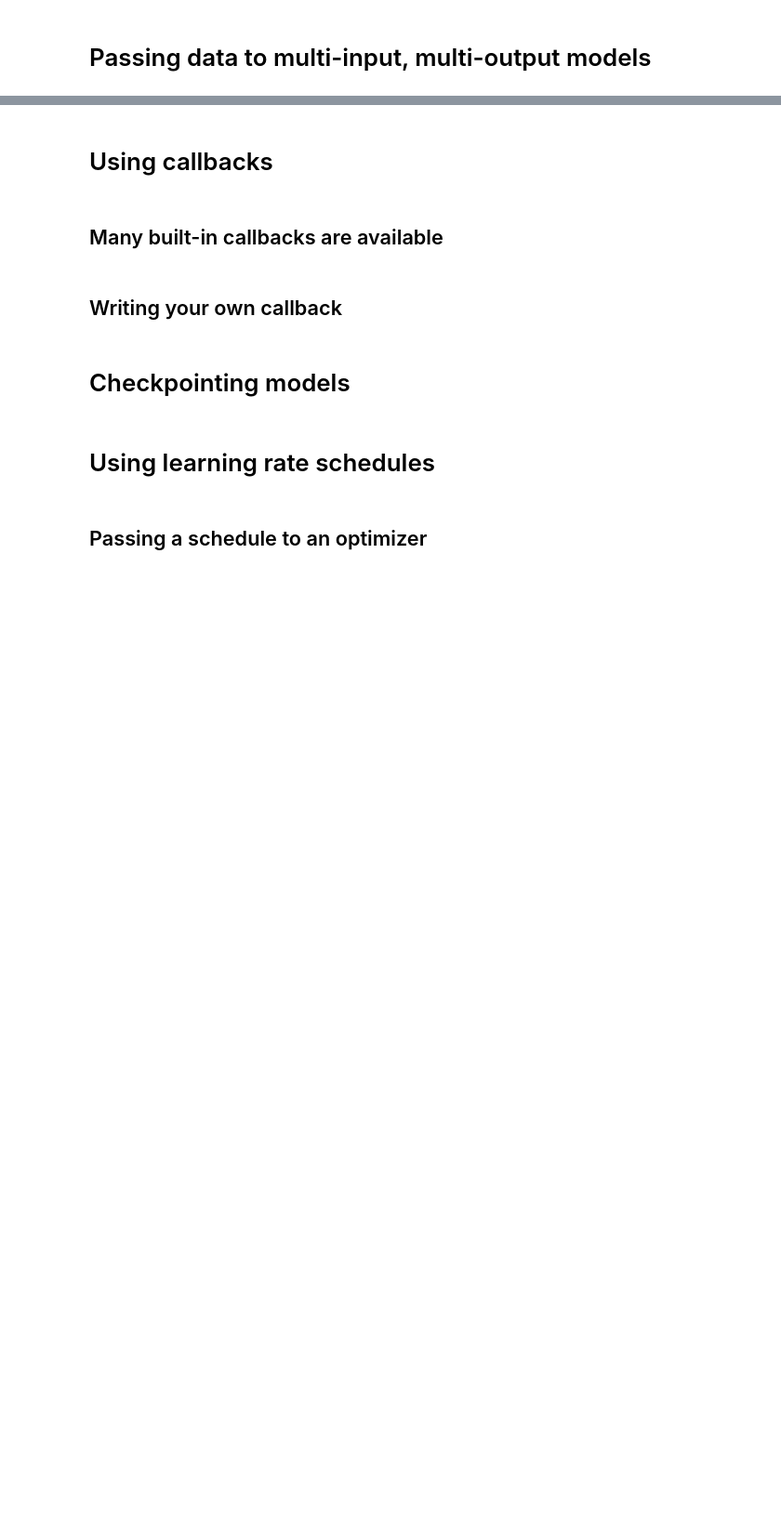
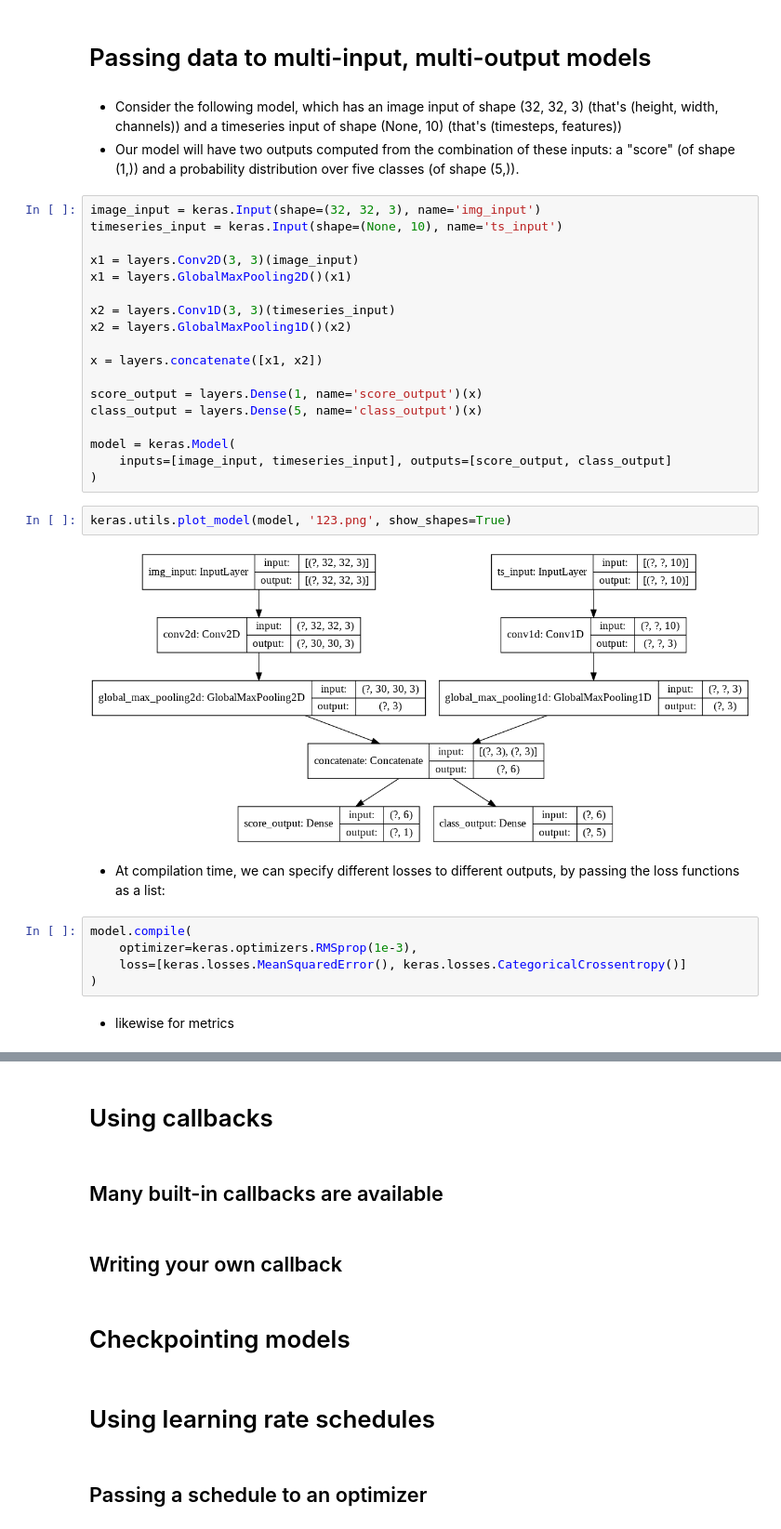
Before and after one commit to duongdqq/TF_guide, a Jupyter notebook: 3_train_n_evaluation_w_builtin_methods.ipynb, the cells around one changed output, grey strips where cells are left out. Shown at 93% size. Saved outputs shown, nothing was run; the diff lists cells and outputs as text; blank space fills up the shorter version.

```diff
--- a/3_train_n_evaluation_w_builtin_methods.ipynb
+++ b/3_train_n_evaluation_w_builtin_methods.ipynb
@@ -406,2 +595,36 @@ model.fit(x_train, y_train, batch_size=64, validation_split=0.2, epochs=1)
 # %% [markdown]
 # Passing data to multi-input, multi-output models
+# %% [markdown]
+* Consider the following model, which has an image input of shape (32, 32, 3) (that's (height, width, channels)) and a timeseries input of shape (None, 10) (that's (timesteps, features))
+* Our model will have two outputs computed from the combination of these inputs: a "score" (of shape (1,)) and a probability distribution over five classes (of shape (5,)).
+# %%
+image_input = keras.Input(shape=(32, 32, 3), name='img_input')
+timeseries_input = keras.Input(shape=(None, 10), name='ts_input')
+
+x1 = layers.Conv2D(3, 3)(image_input)
+x1 = layers.GlobalMaxPooling2D()(x1)
+
+x2 = layers.Conv1D(3, 3)(timeseries_input)
+x2 = layers.GlobalMaxPooling1D()(x2)
+
+x = layers.concatenate([x1, x2])
+
+score_output = layers.Dense(1, name='score_output')(x)
+class_output = layers.Dense(5, name='class_output')(x)
+
+model = keras.Model(
+    inputs=[image_input, timeseries_input], outputs=[score_output, class_output]
+)
+# %%
+keras.utils.plot_model(model, '123.png', show_shapes=True)
+# %% [output]
+[figure, added]
+# %% [markdown]
+* At compilation time, we can specify different losses to different outputs, by passing the loss functions as a list:
+# %%
+model.compile(
+    optimizer=keras.optimizers.RMSprop(1e-3),
+    loss=[keras.losses.MeanSquaredError(), keras.losses.CategoricalCrossentropy()]
+)
+# %% [markdown]
+* likewise for metrics
```
Also changed, not shown: parts of 43 cells of this notebook.
